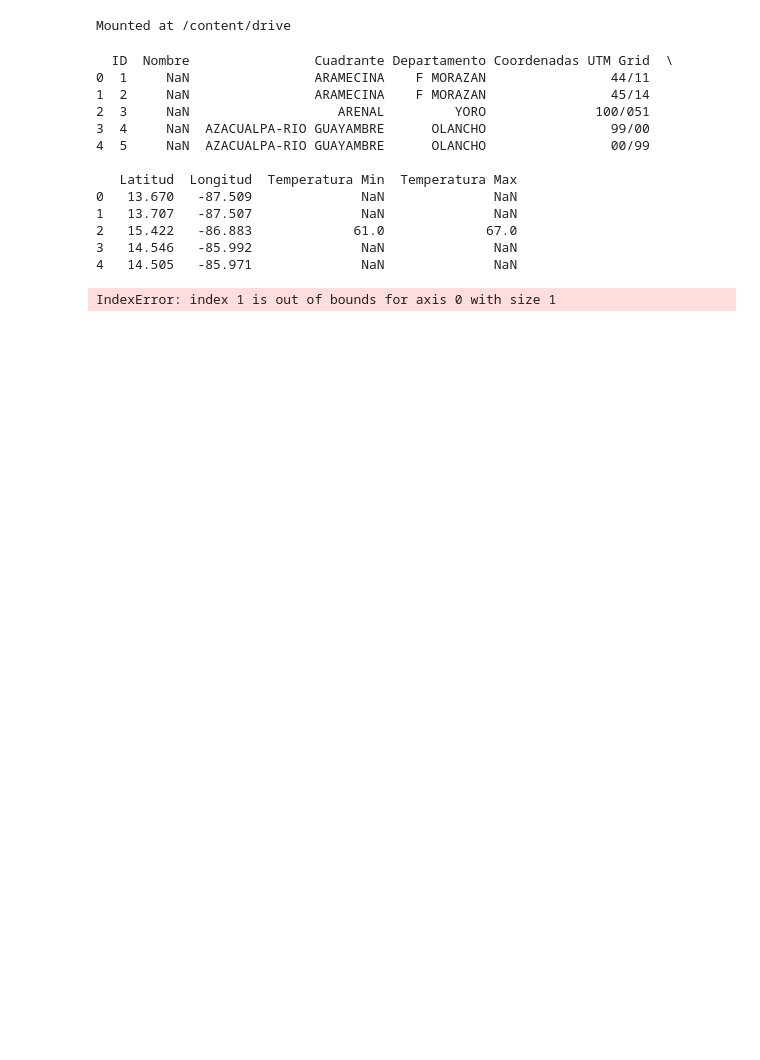
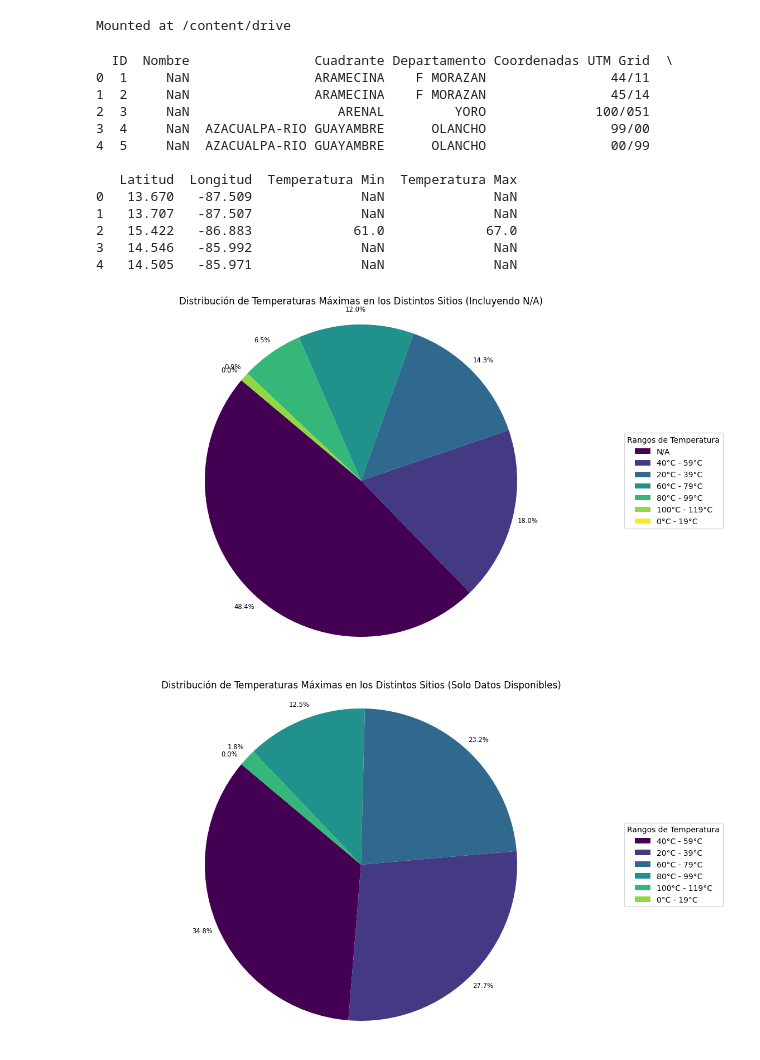
Before and after one commit to danielvijill/solar_energy, a Jupyter notebook: geosite_dist.ipynb, the cells around one changed output. Drawn from its saved outputs; the diff is of its cells as text; code cells hidden in the pictures; blank space fills up the shorter version.

```diff
--- a/geosite_dist.ipynb
+++ b/geosite_dist.ipynb
@@ -33,41 +33,76 @@ print(df.head())
 # %%
 # prompt: build a pie chart with the data in df that shows the distribution of temperatures in the sites, use interbals of 10 (90-100 °C, 100-110°C), use the maximum of "Temperatura Max" and "Temperatura Min" and leave the sites with no temperature data as "N/A", then make another plot with only the available data, not the data non available
 
 import matplotlib.pyplot as plt
+import matplotlib.cm as cm
+
+# Get 7 colors from the viridis colormap
+cmap = cm.get_cmap('viridis', 7)
+colors = cmap(np.linspace(0, 1, 7))  # returns an array of RGBA colors
 
 # Define the temperature intervals
-bins = range(90, int(df[['Temperatura Max', 'Temperatura Min']].max().max()) + 20, 10) # Ensure the last bin includes the max temperature
-labels = [f'{i}°C - {i+9}°C' for i in bins[:-1]]
+temp_max = df[['Temperatura Max', 'Temperatura Min']].max().max()
+bins = list(range(0, int(temp_max) + 20, 20))  # Intervals of 20°C
+labels = [f'{i}°C - {i+19}°C' for i in bins[:-1]]  # Adjusted for 20°C intervals
 
 # Calculate the maximum temperature for each site, handling missing data
 df['max_temp'] = df[['Temperatura Max', 'Temperatura Min']].max(axis=1)
 df['temp_category'] = pd.cut(df['max_temp'], bins=bins, labels=labels, right=True)
 
 # Count the occurrences in each category, including 'N/A'
 temp_counts = df['temp_category'].value_counts(dropna=False)
-temp_counts = temp_counts.rename({np.nan: 'N/A'})
+temp_labels = temp_counts.index.to_list()
+# Replace NaN with 'N/A' in labels
+temp_labels = ['N/A' if pd.isna(lbl) else lbl for lbl in temp_labels]
 
-# Plot the pie chart including 'N/A'
-plt.figure(figsize=(10, 8))
-plt.pie(temp_counts, labels=temp_counts.index, autopct='%1.1f%%', startangle=140)
-plt.title('Distribution of Maximum Temperatures Across Sites (Including N/A)')
-plt.axis('equal') # Equal aspect ratio ensures that pie is drawn as a circle.
+# Plot the pie chart with no slice labels
+plt.figure(figsize=(12, 8))
+wedges, texts, autotexts = plt.pie(
+    temp_counts,
+    labels=[''] * len(temp_labels),  # No labels on slices
+    autopct='%1.1f%%',
+    startangle=140,
+    pctdistance=1.10,
+    textprops={'size': 'smaller'},
+    colors=colors  # Use the defined colors
+)
+
+# Add legend with category labels
+plt.legend(wedges, temp_labels, title="Rangos de Temperatura", loc="center left", bbox_to_anchor=(1, 0, 0.5, 1))
+plt.title('Distribución de Temperaturas Máximas en los Distintos Sitios (Incluyendo N/A)')
+plt.axis('equal')
 plt.show()
 
 # Filter out rows where max_temp is NaN for the second plot
 df_available_temp = df.dropna(subset=['max_temp']).copy()
 
 # Recalculate temperature categories for available data
 df_available_temp['temp_category_available'] = pd.cut(df_available_temp['max_temp'], bins=bins, labels=labels, right=True)
 
 # Count the occurrences in each category for available data
 temp_counts_available = df_available_temp['temp_category_available'].value_counts()
 
-# Plot the pie chart for only available data
-plt.figure(figsize=(10, 8))
-plt.pie(temp_counts_available, labels=temp_counts_available.index, autopct='%1.1f%%', startangle=140)
-plt.title('Distribution of Maximum Temperatures Across Sites (Available Data Only)')
-plt.axis('equal') # Equal aspect ratio ensures that pie is drawn as a circle.
+# Convert category labels to a list
+temp_labels_available = temp_counts_available.index.to_list()
+
+# Plot the pie chart for only available data (without labels on slices)
+plt.figure(figsize=(12, 8))
+wedges, texts, autotexts = plt.pie(
+    temp_counts_available,
+    labels=[''] * len(temp_labels_available),  # no slice labels
+    autopct='%1.1f%%',
+    startangle=140,
+    pctdistance=1.10,
+    labeldistance=0.6,
+    textprops={'size': 'smaller'},
+    colors=colors  # Use the defined colors
+)
+
+# Add legend instead of labels
+plt.legend(wedges, temp_labels_available, title="Rangos de Temperatura", loc="center left", bbox_to_anchor=(1, 0, 0.5, 1))
+plt.title('Distribución de Temperaturas Máximas en los Distintos Sitios (Solo Datos Disponibles)')
+plt.axis('equal')  # Equal aspect ratio ensures that pie is drawn as a circle.
 plt.show()
 # %% [output]
-IndexError: index 1 is out of bounds for axis 0 with size 1
+[figure, added]
+[figure, added]
```
Also changed, not shown: parts of 3 cells of this notebook.
